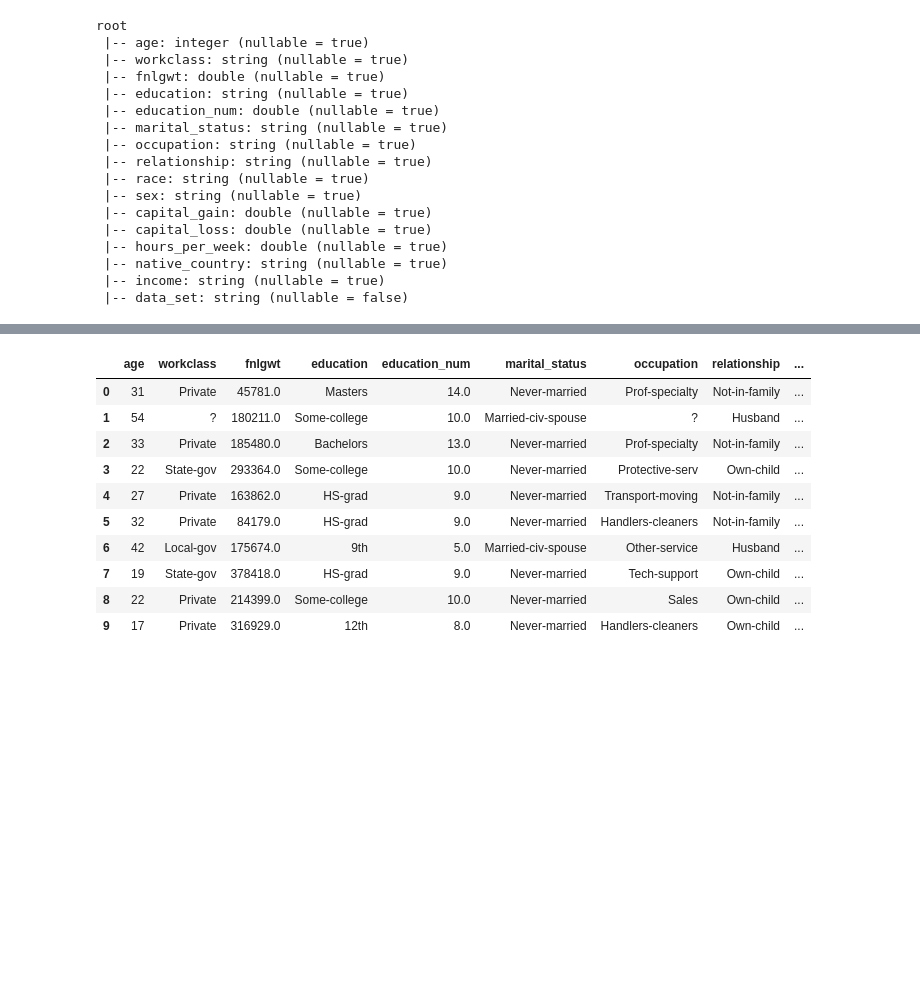
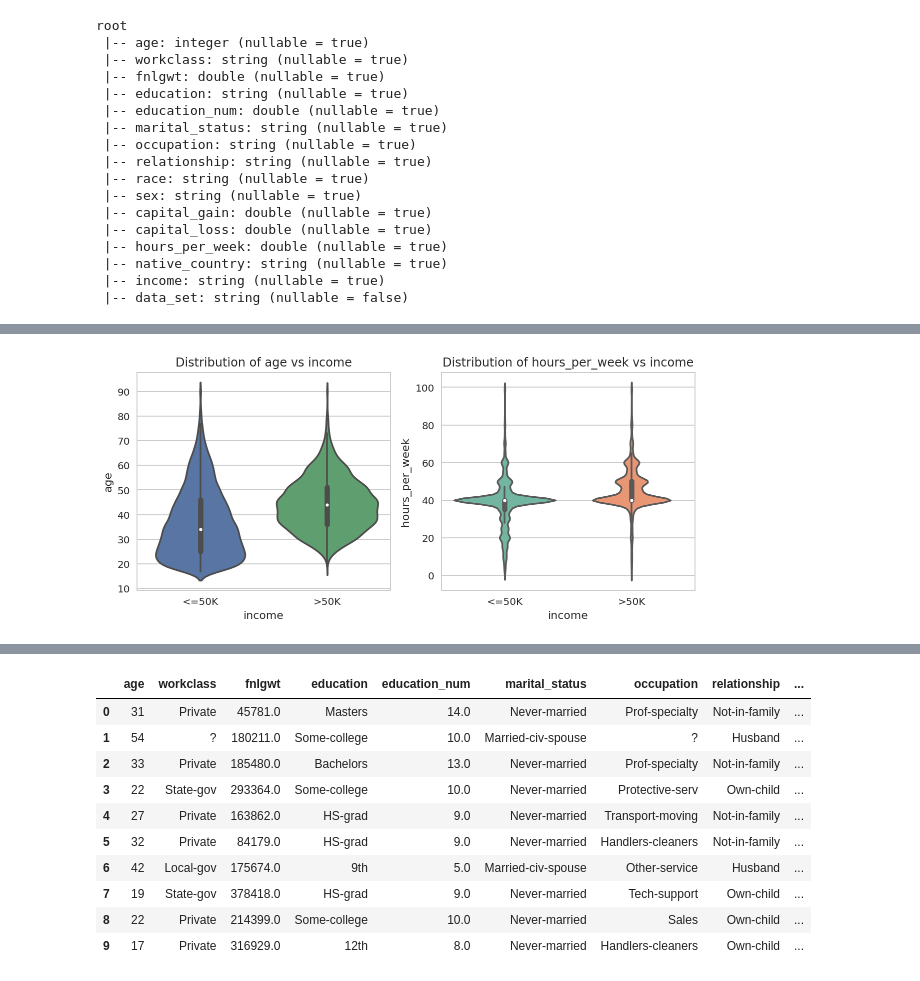
Before and after one commit to anindya-saha/Data-Science-with-Spark, a Jupyter notebook: predict-us-census-income-classification/predict-us-census-income.ipynb, the cells around one changed output, grey strips where cells are left out. Saved outputs shown, nothing was run; the diff lists cells and outputs as text; code cells hidden in the pictures; blank space fills up the shorter version.

```diff
--- a/predict-us-census-income-classification/predict-us-census-income.ipynb
+++ b/predict-us-census-income-classification/predict-us-census-income.ipynb
@@ -126,0 +139,10 @@ root
+# %%
+fig, axes = plt.subplots(1, 2, figsize=(10,4), sharex=False, sharey=False)
+
+sns.violinplot(x='income', y='age', data=adult_train_df.select('age', 'income').toPandas(), ax=axes[0])
+axes[0].set_title('Distribution of age vs income')
+
+sns.violinplot(x='income', y='hours_per_week', data=adult_train_df.select('hours_per_week', 'income').toPandas(), ax=axes[1], palette="Set2")
+axes[1].set_title('Distribution of hours_per_week vs income');
+# %% [output]
+[figure, added]
```
Also changed, not shown: parts of 9 cells of this notebook.
